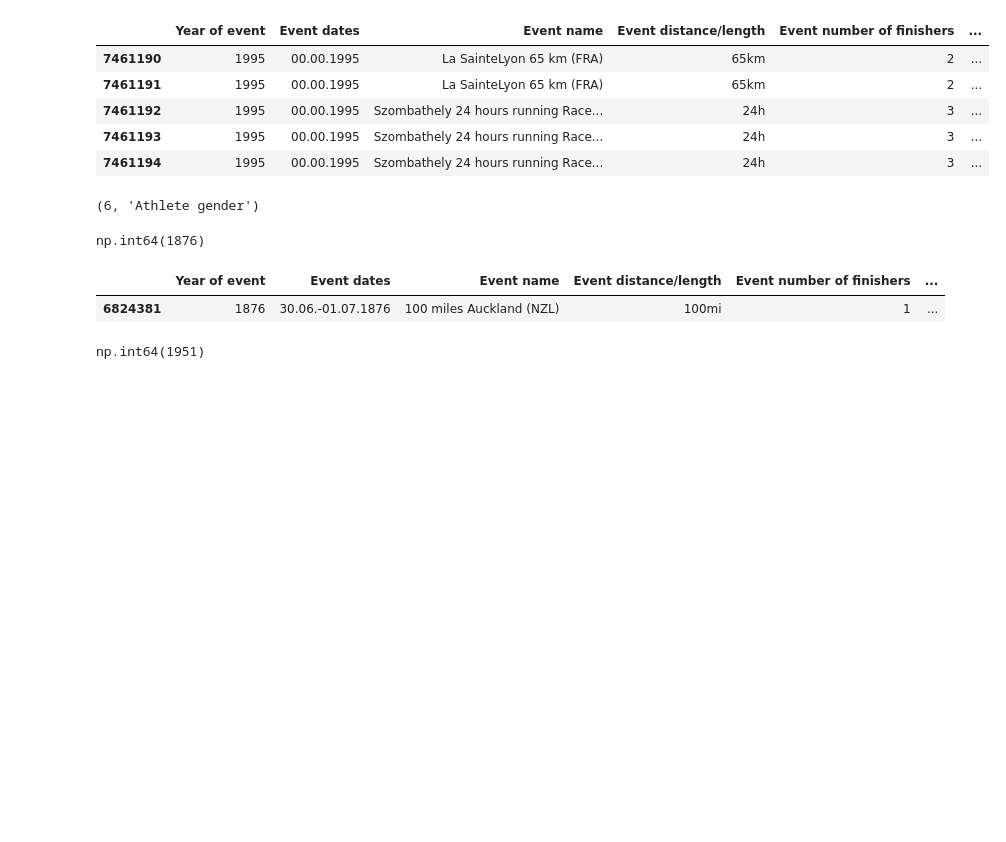
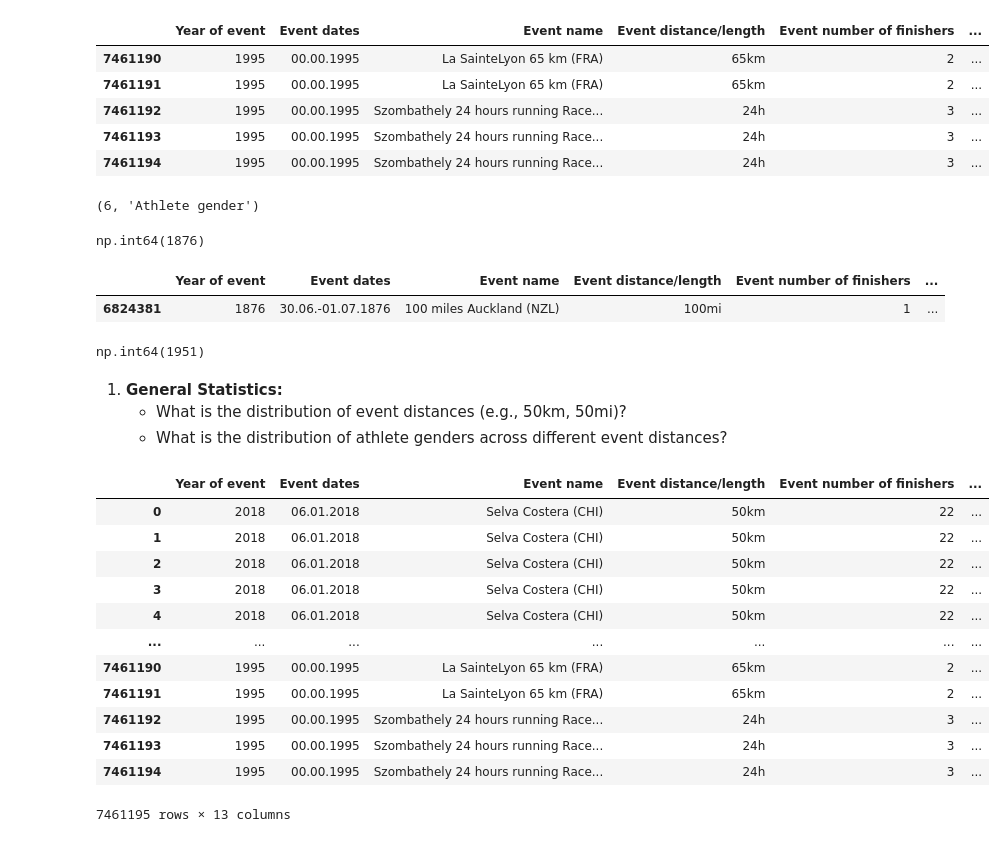
Before and after one commit to corpsedust/Python_Stuff, a Jupyter notebook: EDA_Project_1.ipynb, the cells around one changed output. Saved outputs shown, nothing was run; the diff lists cells and outputs as text; code cells hidden in the pictures; blank space fills up the shorter version.

```diff
--- a/EDA_Project_1.ipynb
+++ b/EDA_Project_1.ipynb
@@ -1288,3 +1270,24 @@ df_w[df_w["Year of event"] == 1876]
 df[df["Athlete country"]=="IND" ]["Year of event"].min()
 # %% [output]
 np.int64(1951)
+# %% [markdown]
+
+1. **General Statistics:**
+    - What is the distribution of event distances (e.g., 50km, 50mi)?
+    - What is the distribution of athlete genders across different event distances?
+# %%
+df
+# %% [output]
+|  | Year of event | Event dates | Event name | Event distance/length | Event number of finishers | ... |
+| 0 | 2018 | 06.01.2018 | Selva Costera (CHI) | 50km | 22 | ... |
+| 1 | 2018 | 06.01.2018 | Selva Costera (CHI) | 50km | 22 | ... |
+| 2 | 2018 | 06.01.2018 | Selva Costera (CHI) | 50km | 22 | ... |
+| 3 | 2018 | 06.01.2018 | Selva Costera (CHI) | 50km | 22 | ... |
+| 4 | 2018 | 06.01.2018 | Selva Costera (CHI) | 50km | 22 | ... |
+| ... | ... | ... | ... | ... | ... | ... |
+| 7461190 | 1995 | 00.00.1995 | La SainteLyon 65 km (FRA) | 65km | 2 | ... |
+| 7461191 | 1995 | 00.00.1995 | La SainteLyon 65 km (FRA) | 65km | 2 | ... |
+| 7461192 | 1995 | 00.00.1995 | Szombathely 24 hours running Race... | 24h | 3 | ... |
+| 7461193 | 1995 | 00.00.1995 | Szombathely 24 hours running Race... | 24h | 3 | ... |
+| 7461194 | 1995 | 00.00.1995 | Szombathely 24 hours running Race... | 24h | 3 | ... |
+7461195 rows × 13 columns
```
Also changed, not shown: parts of 5 cells of this notebook.
